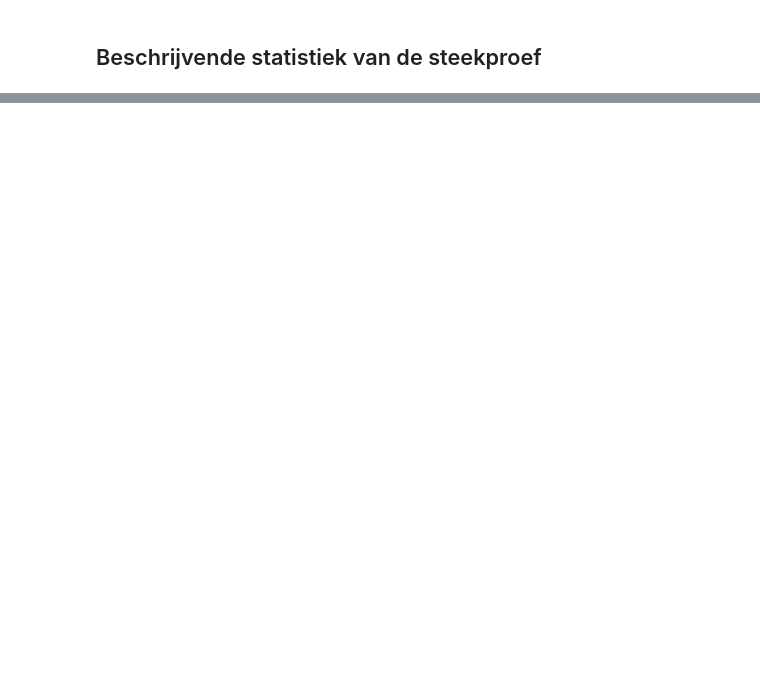
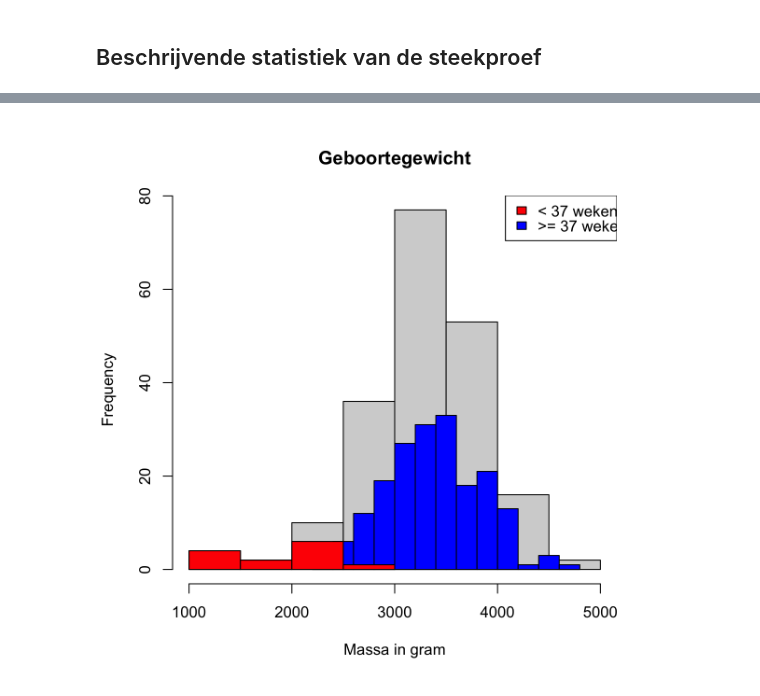
Before and after one commit to psmsmets/6VR-Statistiek, a Jupyter notebook: notebooks/steekproef geboortes 2002.ipynb, the cells around one changed output, grey strips where cells are left out. Saved outputs shown, nothing was run; the diff lists cells and outputs as text; code cells hidden in the pictures; blank space fills up the shorter version.

```diff
--- a/notebooks/steekproef geboortes 2002.ipynb
+++ b/notebooks/steekproef geboortes 2002.ipynb
@@ -63,0 +145,10 @@ plot(
+# %%
+# histogrammen
+hist(data$Gew, main="Geboortegewicht", xlab="Massa in gram")
+hist(normaal$Gew, add=TRUE, col='blue')
+hist(tevroeg$Gew, add=TRUE, col='red')
+
+# legende
+legend('topright', subgroepen, fill=c('red', 'blue'))
+# %% [output]
+[figure, added]
```
Also changed, not shown: parts of 15 cells of this notebook.
